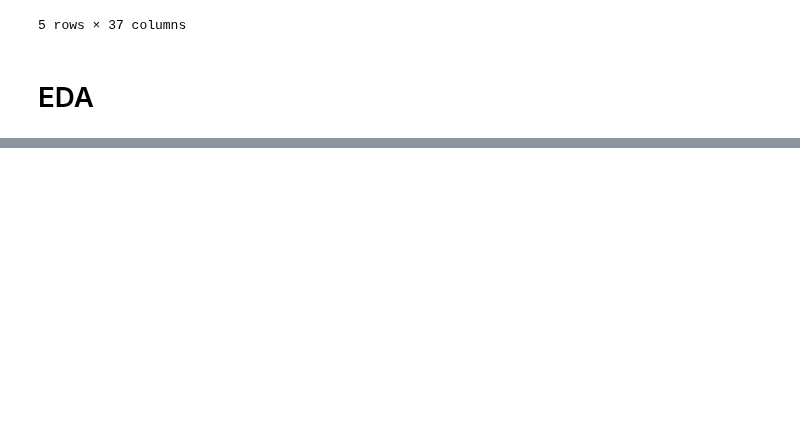
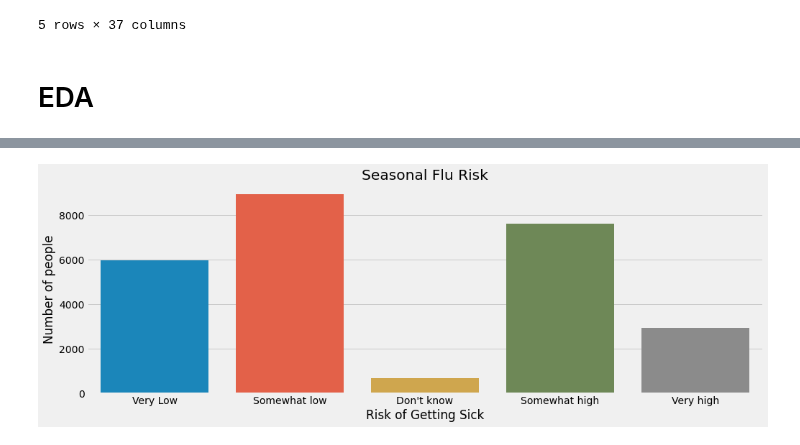
Before and after one commit to mankah/Capstone, a Jupyter notebook: Seasonl_Flu_Analysis.ipynb, the cells around one changed output, grey strips where cells are left out. Drawn from its saved outputs; the diff is of its cells as text; code cells hidden in the pictures; blank space fills up the shorter version.

```diff
--- a/Seasonl_Flu_Analysis.ipynb
+++ b/Seasonl_Flu_Analysis.ipynb
@@ -37,0 +39,11 @@ ax.set_xticklabels(['Did not Recieve', 'Recieved']);
+# %%
+fig, ax = plt.subplots(figsize=(15, 5))
+
+sns.countplot(df.opinion_seas_risk)
+plt.title('Seasonal Flu Risk')
+plt.xlabel('Risk of Getting Sick')
+plt.ylabel('Number of people')
+ax.set_xticklabels(['Very Low', 'Somewhat low',
+                    'Don\'t know', 'Somewhat high', 'Very high']);
+# %% [output]
+[figure, added]
```
Also changed, not shown: parts of 4 cells of this notebook.
